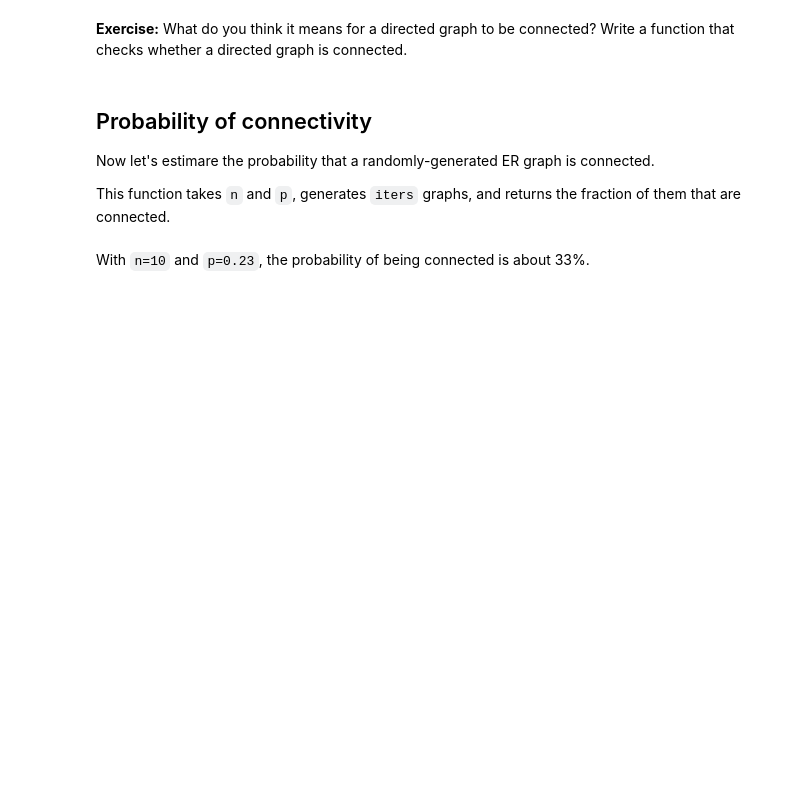
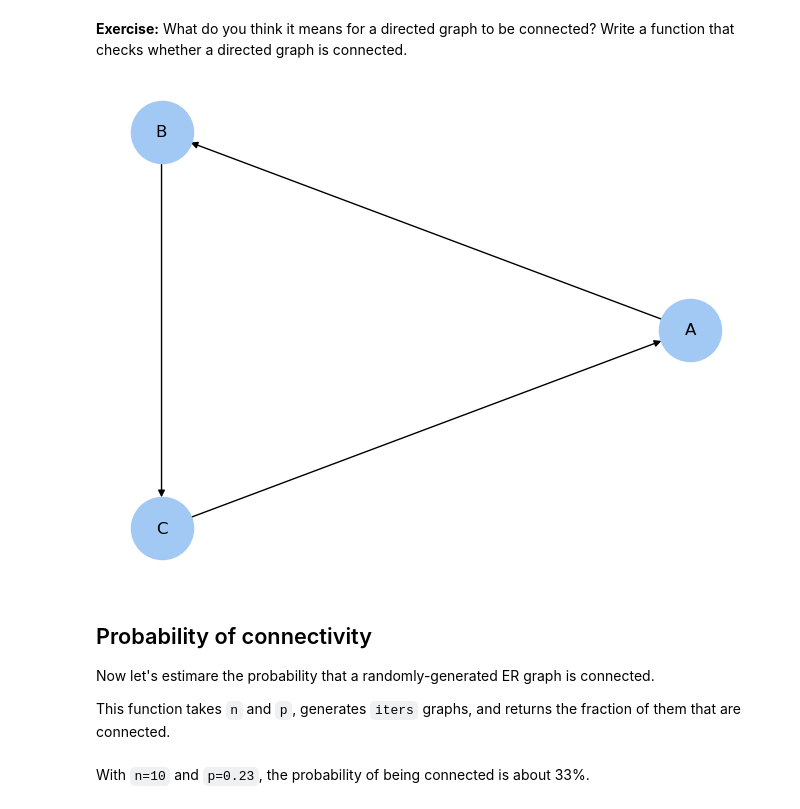
Before and after one commit to joaoppadua/ThinkComplexity2, a Jupyter notebook: notebooks/chap02.ipynb, the cells around one changed output. Cells and saved outputs as stored; diff of their text form; code cells hidden in the pictures; blank space fills up the shorter version.

```diff
--- a/notebooks/chap02.ipynb
+++ b/notebooks/chap02.ipynb
@@ -328,3 +338,16 @@ is_connected(random_graph)
+# %%
+# Tiny example
+
+G_test = nx.DiGraph()
+G_test.add_nodes_from(['A', 'B', 'C'])
+G_test.add_edges_from([('A', 'B'), ('B', 'C'), ('C', 'A')])
+
+nx.draw_circular(G_test,
+                 node_color='C0',
+                 node_size=2000,
+                 with_labels=True)
+# %% [output]
+[figure, added]
 # %% [markdown]
 ## Probability of connectivity
 
```
Also changed, not shown: parts of 11 cells of this notebook, 2 other files.
